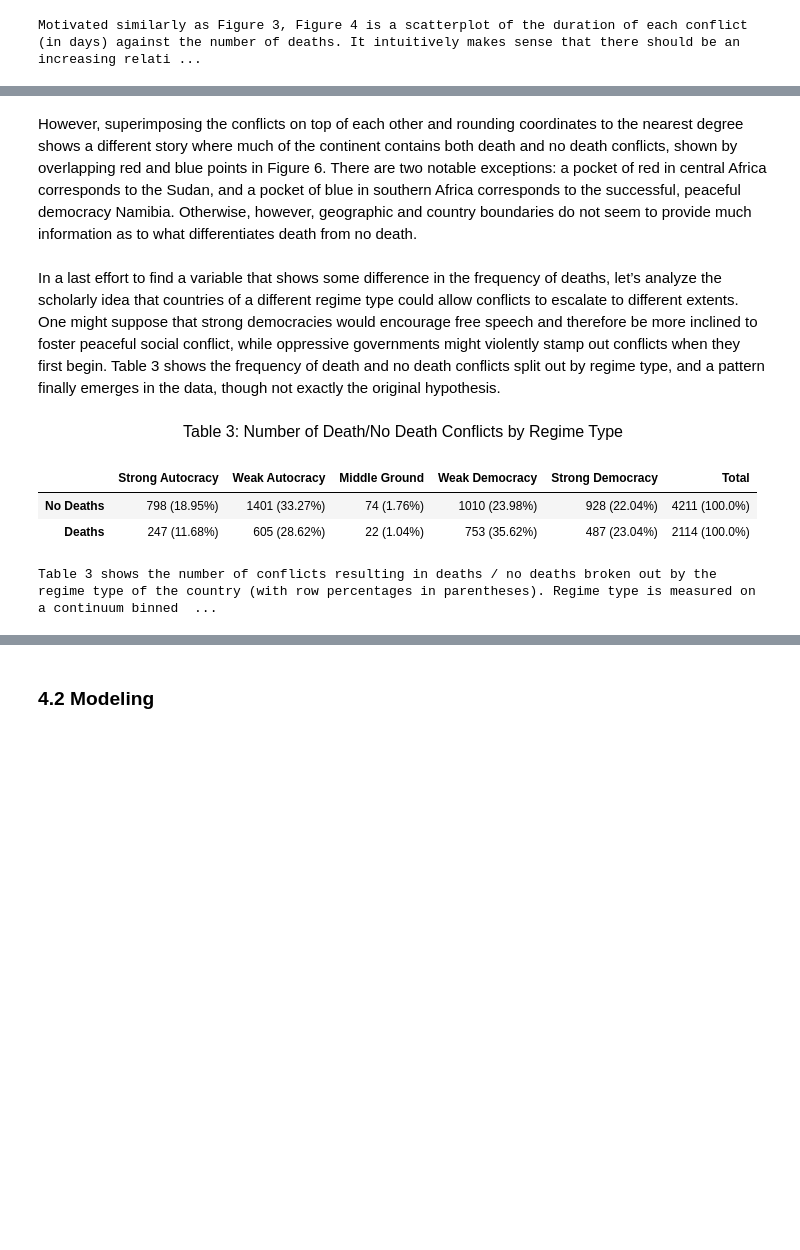
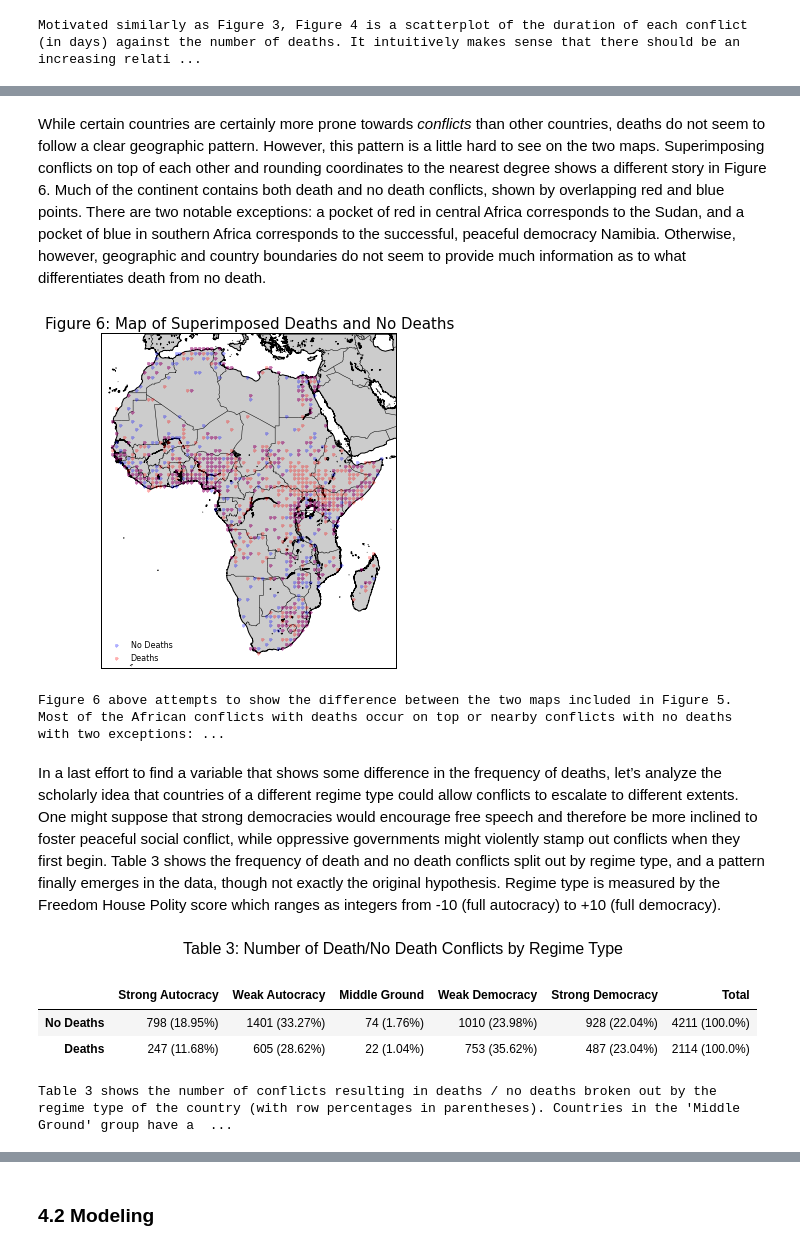
Before and after one commit to boyasm/STAT-222, a Jupyter notebook: Boyas 222 Project FINAL.ipynb, the cells around one changed output, grey strips where cells are left out. Drawn from its saved outputs; the diff is of its cells as text; code cells hidden in the pictures; blank space fills up the shorter version.

```diff
--- a/Boyas 222 Project FINAL.ipynb
+++ b/Boyas 222 Project FINAL.ipynb
@@ -157,11 +144,0 @@ grouped.aggregate(np.mean)
-# %%
-#T Tests
-#Run a series of unequal variance, two-sample T-Tests across the binary death01 variable to get a feel for what might be significant
-#Note, though, that the sample size is large (7838), so many tests could be significant simply due to large n
-death = scad[scad.death01==1]
-noDeath = scad[scad.death01==0]
-
-tests = ['duration', 'etype', 'escalation', 'cgovtarget', 'rgovtarget', 'npart', 'issue1', 'issue2', 'issue3', 'nsource', 'polity', 'polity2', 'domRelNum']
-for val in tests:
-    print val
-    print sp.stats.ttest_ind(death[val][~np.isnan(death[val])], noDeath[val][~np.isnan(noDeath[val])], equal_var=False)
@@ -530,32 +467,35 @@ display(HTML("<left>" + "<font size=2>" + "Figure 5 above attempts to visualize
 # %% [markdown]
-However, superimposing the conflicts on top of each other and rounding coordinates to the nearest degree shows a different story where much of the continent contains both death and no death conflicts, shown by overlapping red and blue points in Figure 6.  There are two notable exceptions: a pocket of red in central Africa corresponds to the Sudan, and a pocket of blue in southern Africa corresponds to the successful, peaceful democracy Namibia.  Otherwise, however, geographic and country boundaries do not seem to provide much information as to what differentiates death from no death.
+While certain countries are certainly more prone towards *conflicts* than other countries, deaths do not seem to follow a clear geographic pattern. However, this pattern is a little hard to see on the two maps.  Superimposing conflicts on top of each other and rounding coordinates to the nearest degree shows a different story in Figure 6.  Much of the continent contains both death and no death conflicts, shown by overlapping red and blue points.  There are two notable exceptions: a pocket of red in central Africa corresponds to the Sudan, and a pocket of blue in southern Africa corresponds to the successful, peaceful democracy Namibia.  Otherwise, however, geographic and country boundaries do not seem to provide much information as to what differentiates death from no death.
 # %%
 fig = figure(figsize=(12,6), dpi=300)
 map = Basemap(projection='merc', resolution='i', llcrnrlon=-20, llcrnrlat=-38, urcrnrlon=55, urcrnrlat=40, area_thresh=1)
 map.drawcoastlines()
 map.drawcountries()
 map.drawmapboundary()
 map.fillcontinents()
 
 noNan = scad[['longitude', 'latitude', 'death01']]
 noNan.longitude = np.round(noNan.longitude, decimals=0)
 noNan.latitude = np.round(noNan.latitude, decimals=0)
 noNan = noNan.drop_duplicates()
 
 ndx, ndy = map(noNan.longitude[noNan.death01==0], noNan.latitude[noNan.death01==0])
 p1 = map.plot(ndx, ndy, marker='.', ls='', color='b', alpha=0.3, lw=0)
 dx, dy = map(noNan.longitude[noNan.death01==1], noNan.latitude[noNan.death01==1])
 p2 = map.plot(dx, dy, marker='.', ls='', color='r', alpha=0.3, lw=0)
 
 legend = plt.legend((p1[0], p2[0]), ('No Deaths', 'Deaths'), loc=3, prop={'size':8}, numpoints=1)
 legend.get_frame().set_linewidth(0.0)
 
 plt.title('Figure 6: Map of Superimposed Deaths and No Deaths', fontsize=15)
 
 plt.show()
-display(HTML("<left>" + "<font size=2>" + 'Figure 6 above attempts to show the difference between the two maps included in Figure 5.  Because of the high density of points map obscuring what type of conflict occurs where, I rounded each set of latitude/longitude coordinates to the nearest degree and then removed duplicate sets of coordinates *after* subsetting by the death/no-death indicator variable.  Then plotting the points in red and blue with translucency reveals a very interesting picture.  Most of the African conflicts with deaths occur on top or nearby conflicts with no deaths with two exceptions: there is a large pocket of death-resulting conflicts in Eastern Africa, which roughly corresponds to the conflict-ridden South Sudan.  There is also a large pocket of no death conflicts in Southern Africa, corresponding to Namibia, a very successful democracy.  While this map illustrates more of a geographic pattern than does the previous figure, the patterns still do not seem to be wholly significant.' + "</font>" + "</left>"))
+display(HTML("<left>" + "<font size=1>" + 'Figure 6 above attempts to show the difference between the two maps included in Figure 5.  Most of the African conflicts with deaths occur on top or nearby conflicts with no deaths with two exceptions: there is a large pocket of death-resulting conflicts in Eastern Africa, which roughly corresponds to the conflict-ridden South Sudan.  There is also a large pocket of no death conflicts in Southern Africa, corresponding to Namibia, a very successful democracy.  While this map illustrates more of a geographic pattern than does the previous figure, the patterns still do not seem to be wholly significant.' + "</font>" + "</left>"))
+# %% [output]
+[figure, added]
+Figure 6 above attempts to show the difference between the two maps included in Figure 5. Most of the African conflicts with deaths occur on top or nearby conflicts with no deaths with two exceptions: ...
 # %% [markdown]
-In a last effort to find a variable that shows some difference in the frequency of deaths, let’s analyze the scholarly idea that countries of a different regime type could allow conflicts to escalate to different extents.  One might suppose that strong democracies would encourage free speech and therefore be more inclined to foster peaceful social conflict, while oppressive governments might violently stamp out conflicts when they first begin.  Table 3 shows the frequency of death and no death conflicts split out by regime type, and a pattern finally emerges in the data, though not exactly the original hypothesis.
+In a last effort to find a variable that shows some difference in the frequency of deaths, let’s analyze the scholarly idea that countries of a different regime type could allow conflicts to escalate to different extents.  One might suppose that strong democracies would encourage free speech and therefore be more inclined to foster peaceful social conflict, while oppressive governments might violently stamp out conflicts when they first begin.  Table 3 shows the frequency of death and no death conflicts split out by regime type, and a pattern finally emerges in the data, though not exactly the original hypothesis.  Regime type is measured by the Freedom House Polity score which ranges as integers from -10 (full autocracy) to +10 (full democracy).
 # %%
 #deaths no deaths by regime and dominant religion
 v = scad[['death01', 'polity', 'countryname']]
@@ -588,11 +528,11 @@ regime.columns = ['Strong Autocracy', 'Weak Autocracy', 'Middle Ground', 'Weak D
 space = '&nbsp;'
 display(HTML("<center>" + "<font size=3>" + 'Table 3: Number of Death/No Death Conflicts by Regime Type' + "</font>" + "</center>"))
 display(HTML("<center>" +regime.to_html() + "</center>"))
-display(HTML("<left>" + "<font size=2>" + "Table 3 shows the number of conflicts resulting in deaths / no deaths broken out by the regime type of the country (with row percentages in parentheses).  Regime type is measured on a continuum binned from the Freedom House Polity score which ranges as integers from -10 (full autocracy) to +10 (full democracy).  Countries in the 'Middle Ground' group have a Polity score of 0.  The above table seems to show that democracies, particularly weak democracies, have more death-resulting conflicts than do autocracies.  This counterintuitive observation could potentially be explained by the idea that democracy fosters a political environment where citizens can speak their minds, which can lead to more situations of death.  This table shows that perhaps there is a relationship between regime type as measured by Polity score and the occurrence of deaths in a conflict." + "</font>" + "</left>"))
+display(HTML("<left>" + "<font size=1>" + "Table 3 shows the number of conflicts resulting in deaths / no deaths broken out by the regime type of the country (with row percentages in parentheses).  Countries in the 'Middle Ground' group have a Polity score of 0; the other four groups are measured in ranges of 5 Polity units.  The above table seems to show that democracies, particularly weak democracies, have more death-resulting conflicts than do autocracies.  This counterintuitive observation could potentially be explained by the idea that democracy fosters a political environment where citizens can speak their minds, which can lead to more situations of death." + "</font>" + "</left>"))
 # %% [output]
 Table 3: Number of Death/No Death Conflicts by Regime Type
 |  | Strong Autocracy | Weak Autocracy | Middle Ground | Weak Democracy | Strong Democracy | Total |
 | No Deaths | 798 (18.95%) | 1401 (33.27%) | 74 (1.76%) | 1010 (23.98%) | 928 (22.04%) | 4211 (100.0%) |
 | Deaths | 247 (11.68%) | 605 (28.62%) | 22 (1.04%) | 753 (35.62%) | 487 (23.04%) | 2114 (100.0%) |
-Table 3 shows the number of conflicts resulting in deaths / no deaths broken out by the regime type of the country (with row percentages in parentheses). Regime type is measured on a continuum binned  ...
+Table 3 shows the number of conflicts resulting in deaths / no deaths broken out by the regime type of the country (with row percentages in parentheses). Countries in the 'Middle Ground' group have a  ...
 # %% [markdown]
```
Also changed, not shown: parts of 68 cells of this notebook, 1 other file.
